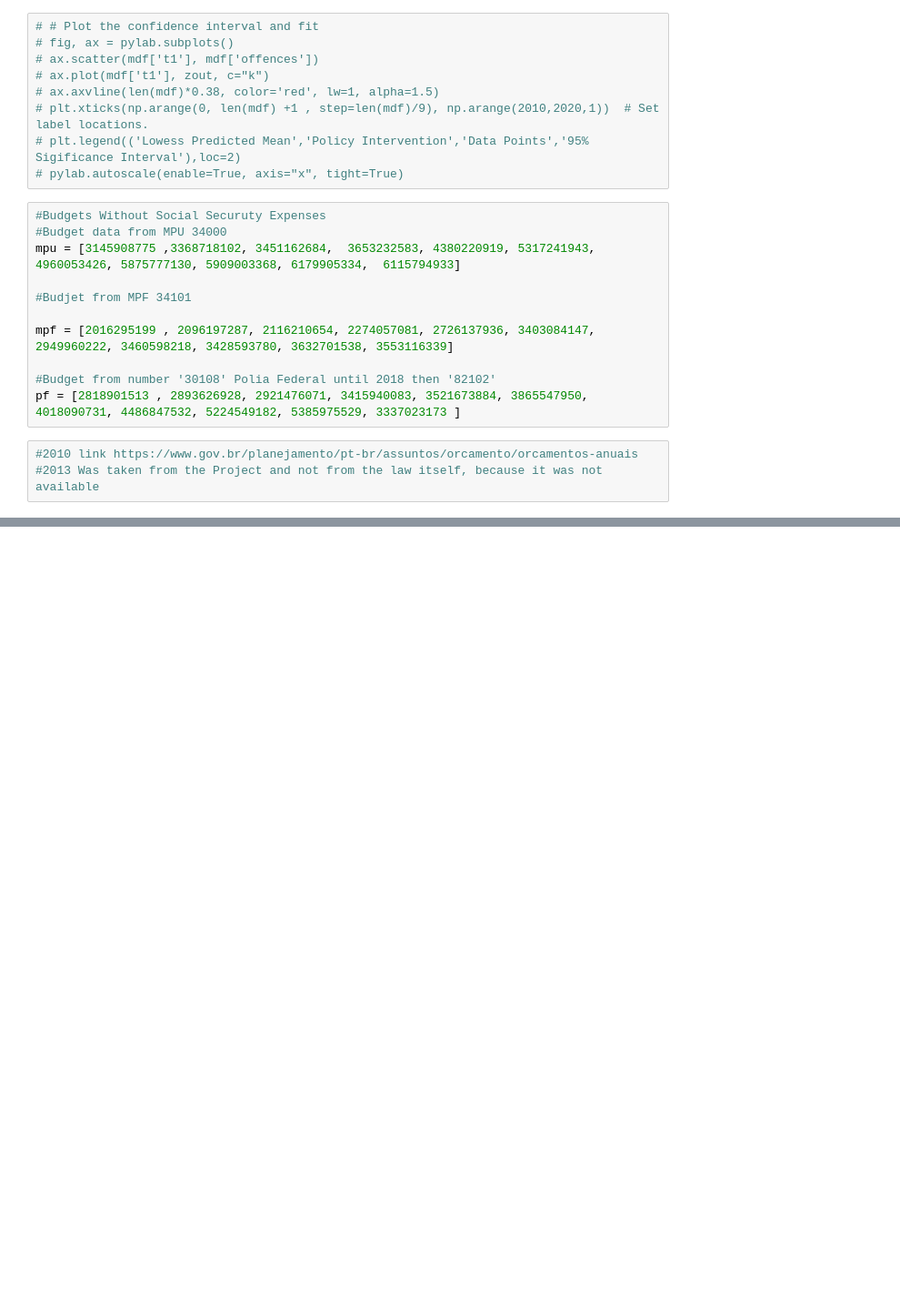
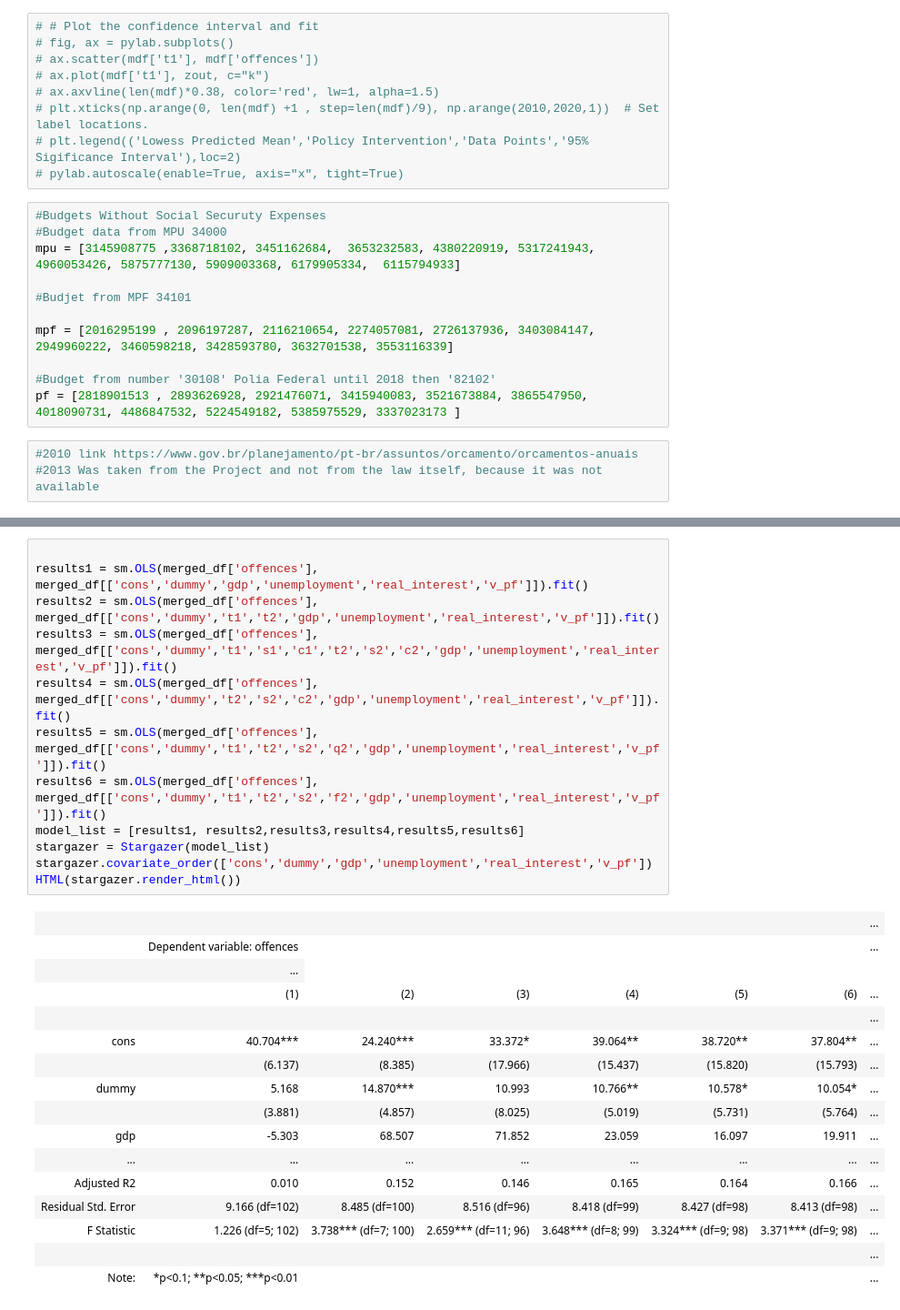
Before and after one commit to caxaxa/PhD_Empirics, a Jupyter notebook: Data_Analysis.ipynb, the cells around one changed output, grey strips where cells are left out. Shown at 91% size. Cells and saved outputs as stored; diff of their text form; blank space fills up the shorter version.

```diff
--- a/Data_Analysis.ipynb
+++ b/Data_Analysis.ipynb
@@ -1182,0 +2150,29 @@ tgdp
+# %%
+
+results1 = sm.OLS(merged_df['offences'], merged_df[['cons','dummy','gdp','unemployment','real_interest','v_pf']]).fit()
+results2 = sm.OLS(merged_df['offences'], merged_df[['cons','dummy','t1','t2','gdp','unemployment','real_interest','v_pf']]).fit()
+results3 = sm.OLS(merged_df['offences'], merged_df[['cons','dummy','t1','s1','c1','t2','s2','c2','gdp','unemployment','real_interest','v_pf']]).fit()
+results4 = sm.OLS(merged_df['offences'], merged_df[['cons','dummy','t2','s2','c2','gdp','unemployment','real_interest','v_pf']]).fit()
+results5 = sm.OLS(merged_df['offences'], merged_df[['cons','dummy','t1','t2','s2','q2','gdp','unemployment','real_interest','v_pf']]).fit()
+results6 = sm.OLS(merged_df['offences'], merged_df[['cons','dummy','t1','t2','s2','f2','gdp','unemployment','real_interest','v_pf']]).fit()
+model_list = [results1, results2,results3,results4,results5,results6]
+stargazer = Stargazer(model_list)
+stargazer.covariate_order(['cons','dummy','gdp','unemployment','real_interest','v_pf'])
+HTML(stargazer.render_html())
+# %% [output]
+|  |  |  |  |  |  |  | ... |
+|  | Dependent variable: offences |  |  |  |  |  | ... |
+|  | ... |
+|  | (1) | (2) | (3) | (4) | (5) | (6) | ... |
+|  |  |  |  |  |  |  | ... |
+| cons | 40.704*** | 24.240*** | 33.372* | 39.064** | 38.720** | 37.804** | ... |
+|  | (6.137) | (8.385) | (17.966) | (15.437) | (15.820) | (15.793) | ... |
+| dummy | 5.168 | 14.870*** | 10.993 | 10.766** | 10.578* | 10.054* | ... |
+|  | (3.881) | (4.857) | (8.025) | (5.019) | (5.731) | (5.764) | ... |
+| gdp | -5.303 | 68.507 | 71.852 | 23.059 | 16.097 | 19.911 | ... |
+| ... | ... | ... | ... | ... | ... | ... | ... |
+| Adjusted R2 | 0.010 | 0.152 | 0.146 | 0.165 | 0.164 | 0.166 | ... |
+| Residual Std. Error | 9.166 (df=102) | 8.485 (df=100) | 8.516 (df=96) | 8.418 (df=99) | 8.427 (df=98) | 8.413 (df=98) | ... |
+| F Statistic | 1.226 (df=5; 102) | 3.738*** (df=7; 100) | 2.659*** (df=11; 96) | 3.648*** (df=8; 99) | 3.324*** (df=9; 98) | 3.371*** (df=9; 98) | ... |
+|  |  |  |  |  |  |  | ... |
+| Note: | *p<0.1; **p<0.05; ***p<0.01 |  |  |  |  |  | ... |
```
Also changed, not shown: parts of 65 cells of this notebook.
